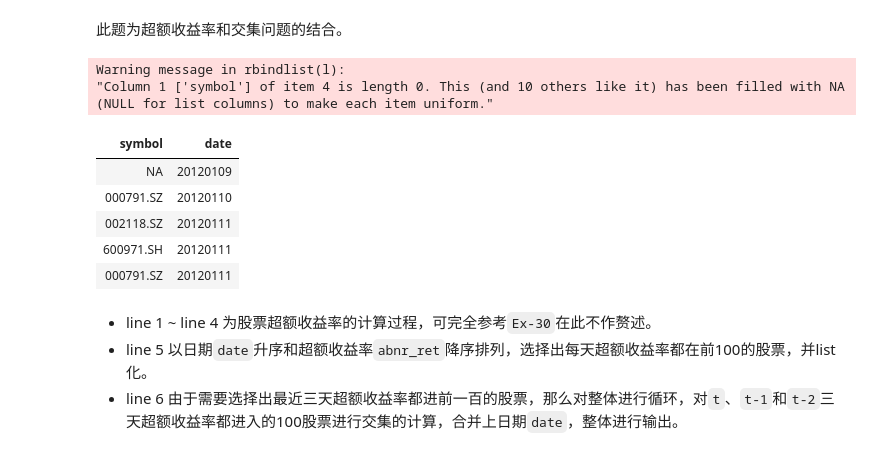
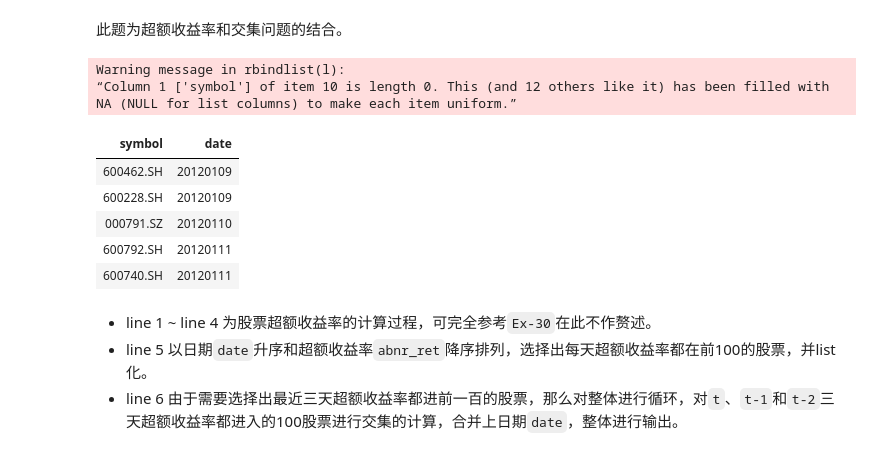
Before and after one commit to Ravin515/r-data-practice, a Jupyter notebook: answer-keys.ipynb, the cells around one changed output. Saved outputs shown, nothing was run; the diff lists cells and outputs as text; code cells hidden in the pictures.

```diff
--- a/answer-keys.ipynb
+++ b/answer-keys.ipynb
@@ -1428,25 +1428,25 @@ data[, .(high_open = high/open - 1), by = .(symbol, date)
 # %%
 data[, .(stkcd_ret = close/pre_close - 1, weight = capt/sum(capt), symbol), keyby = date
     ][, .(mkt_ret = sum(weight*stkcd_ret), stkcd_ret, symbol), keyby = date
-    ][, .(alpha = coef(lm(stkcd_ret ~ mkt_ret))[1], beta = coef(lm(stkcd_ret ~ mkt_ret))[2], mkt_ret, stkcd_ret, symbol, date)
+    ][, .(alpha = coef(lm(stkcd_ret ~ mkt_ret))[1], beta = coef(lm(stkcd_ret ~ mkt_ret))[2], mkt_ret, stkcd_ret, date), keyby = symbol
     ][, .(abnr_ret = stkcd_ret - alpha - beta * mkt_ret), keyby = .(date, symbol)
     ][order(date, -abnr_ret), .(symbol = list(symbol[1:100])), keyby = date
     ][, {
         l <- list()
         for (t in 4:.N) {
             l[[t]] <- list(symbol = Reduce(intersect, list(symbol[[t]], symbol[[t-1]], symbol[[t-2]])), date = date[[t]])
         }
         rbindlist(l)
     }][1:5]
 # %% [output]
 Warning message in rbindlist(l):
-"Column 1 ['symbol'] of item 4 is length 0. This (and 10 others like it) has been filled with NA (NULL for list columns) to make each item uniform."
+“Column 1 ['symbol'] of item 10 is length 0. This (and 12 others like it) has been filled with NA (NULL for list columns) to make each item uniform.”
 | symbol | date |
-| NA | 20120109 |
+| 600462.SH | 20120109 |
+| 600228.SH | 20120109 |
 | 000791.SZ | 20120110 |
-| 002118.SZ | 20120111 |
-| 600971.SH | 20120111 |
-| 000791.SZ | 20120111 |
+| 600792.SH | 20120111 |
+| 600740.SH | 20120111 |
 # %% [markdown]
 - line 1 ~ line 4 为股票超额收益率的计算过程，可完全参考`Ex-30`在此不作赘述。
 - line 5 以日期`date`升序和超额收益率`abnr_ret`降序排列，选择出每天超额收益率都在前100的股票，并list化。
```
Also changed, not shown: parts of 12 cells of this notebook, 1 other file.
